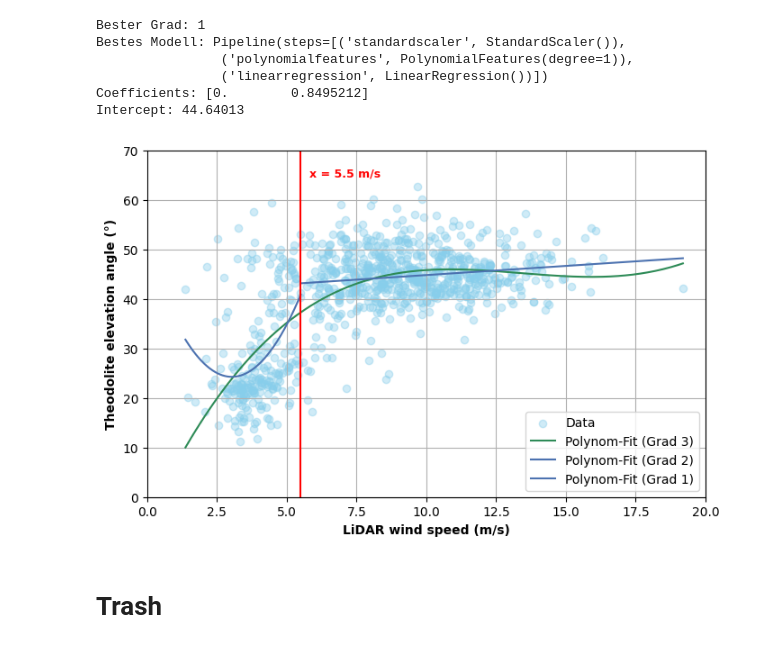
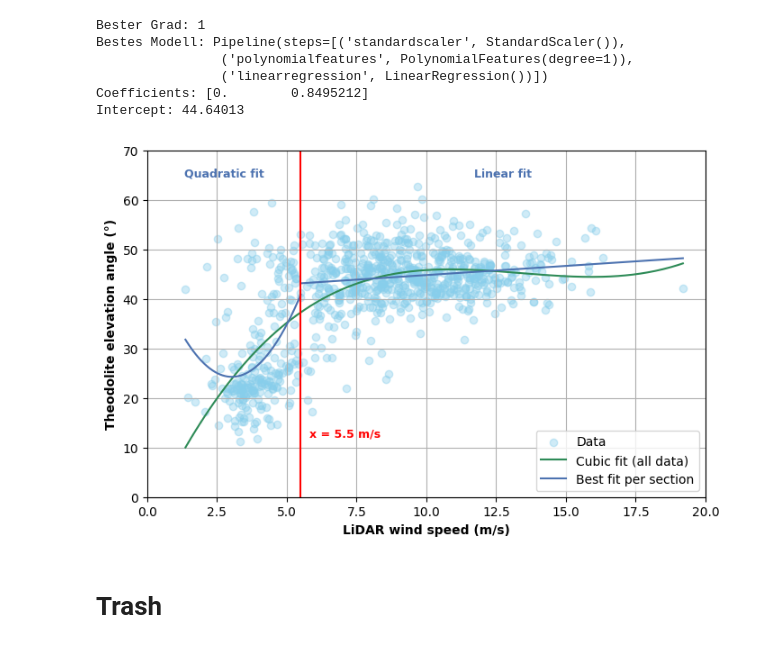
Before and after one commit to begumaltikulac/semikite, a Jupyter notebook: src/Data_Analysis/Correlation_angle_winspeed.ipynb, the cells around one changed output. Saved outputs shown, nothing was run; the diff lists cells and outputs as text; code cells hidden in the pictures.

Commit message:
finished the final scatter plot

```diff
--- a/src/Data_Analysis/Correlation_angle_winspeed.ipynb
+++ b/src/Data_Analysis/Correlation_angle_winspeed.ipynb
@@ -811,33 +811,37 @@ Intercept: 44.64013
 # %%
 # Plot
 fig1 = plt.figure(figsize=(8,5), facecolor='white')
 plt.style.use('default')
 plt.grid(True)
 plt.scatter(x, y, alpha=0.4, label="Data", color="skyblue")  # or use LiDAR color="#4C72B0"
 
 fit_label = f"y = {a:.1f} * (1 - exp(-{b:.3f}*(x - {x0:.2f})))"
-plt.plot(X_plot, y_pred, color="seagreen", label=f'Polynom-Fit (Grad {best_deg})') # fit for all of the data
-plt.plot(X_plot_1, y_pred_1, color='#4C72B0', label=f'Polynom-Fit (Grad {best_deg_1})') # fit for all of the data
-plt.plot(X_plot_2, y_pred_2, color='#4C72B0', label=f'Polynom-Fit (Grad {best_deg_2})') # fit for all of the data
+plt.plot(X_plot, y_pred, color="seagreen", label=f'Cubic fit (all data)') # fit for all of the data
+plt.plot(X_plot_1, y_pred_1, color='#4C72B0') # fit for all of the data
+plt.plot(X_plot_2, y_pred_2, color='#4C72B0', label=f'Best fit per section') # fit for all of the data
 #plt.plot(x_grid, exp_func(x_grid, *popt), lw=2, label=fit_label, color="seagreen")
 #plt.plot(section1_x, section1_y, color="seagreen", label= 'Exponential fit')
 #plt.plot(section2_x, section2_y, color="seagreen")
 #plt.plot(section1_x, y_fit_1, color='#4C72B0', label='Linear regression per section')
 #plt.plot(section2_x, y_fit_2, color='#4C72B0')
 plt.xlabel("LiDAR wind speed (m/s)", fontweight='bold')
 plt.ylabel("Theodolite elevation angle (°)", fontweight='bold')
 plt.ylim(0, 70)
 plt.xlim(0,20)
-plt.legend()
+plt.legend(loc='lower right')
 plt.axvline(threshold, color='red')
 ymin, ymax = plt.ylim()
 x_offset = 0.3  # Verschiebung nach rechts
-plt.text(threshold + x_offset, ymax*0.95, f"x = {threshold:.1f} m/s",
+plt.text(threshold + x_offset, ymax*0.2, f"x = {threshold:.1f} m/s",
          color='red', ha='left', va='top', fontweight='bold', fontsize=9)
+plt.text(threshold/2, ymax*0.95, f"Quadratic fit",
+         color='#4C72B0', ha='center', va='top', fontweight='bold', fontsize=9)
+plt.text((threshold + 20)/2, ymax*0.95, f"Linear fit",
+         color='#4C72B0', ha='center', va='top', fontweight='bold', fontsize=9)
 plt.show()
 fig1.savefig("Plots/ScatterPlot_final.pdf", facecolor='white') #, edgecolor='white'
 # %% [output]
-[figure, old version]
+[figure, new version]
 # %% [markdown]
 # Trash
 # %%
```
Also changed, not shown: 1 other file.
